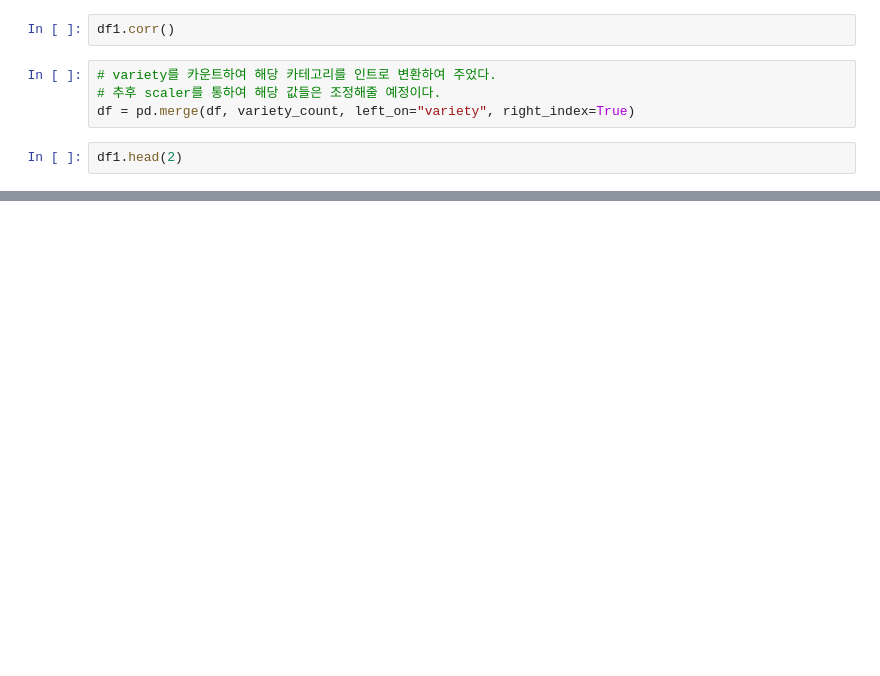
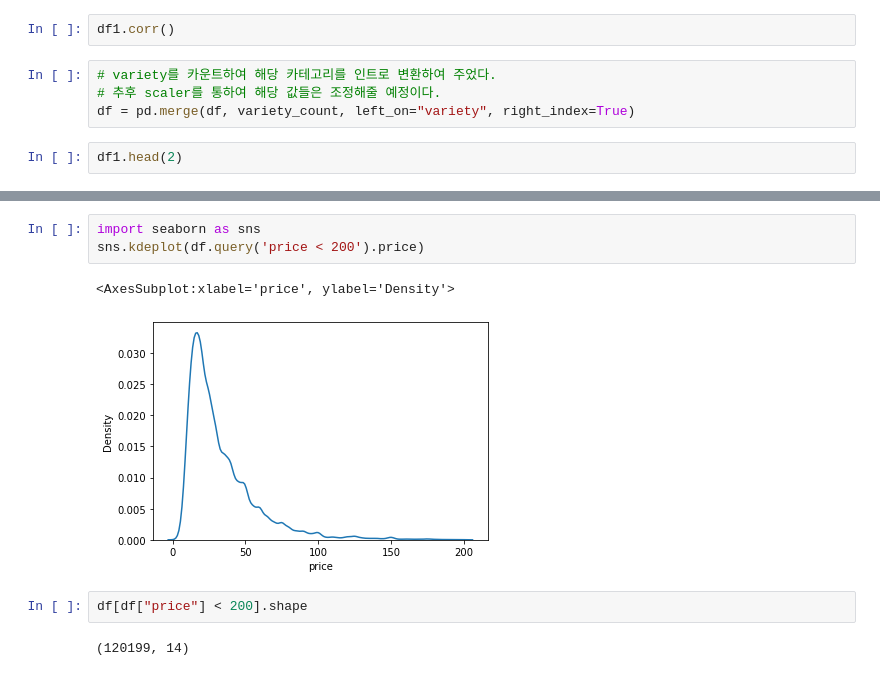
Before and after one commit to daje0601/CookBook-Python, a Jupyter notebook: bootcamp_DS/project/section2_porject_210222/project_wine_second.ipynb, the cells around one changed output, grey strips where cells are left out. Drawn from its saved outputs; the diff is of its cells as text; blank space fills up the shorter version.

```diff
--- a/bootcamp_DS/project/section2_porject_210222/project_wine_second.ipynb
+++ b/bootcamp_DS/project/section2_porject_210222/project_wine_second.ipynb
@@ -293,0 +81,10 @@ lists
+# %%
+import seaborn as sns
+sns.kdeplot(df.query('price < 200').price)
+# %% [output]
+<AxesSubplot:xlabel='price', ylabel='Density'>
+[figure, added]
+# %%
+df[df["price"] < 200].shape
+# %% [output]
+(120199, 14)
```
Also changed, not shown: parts of 34 cells of this notebook.
